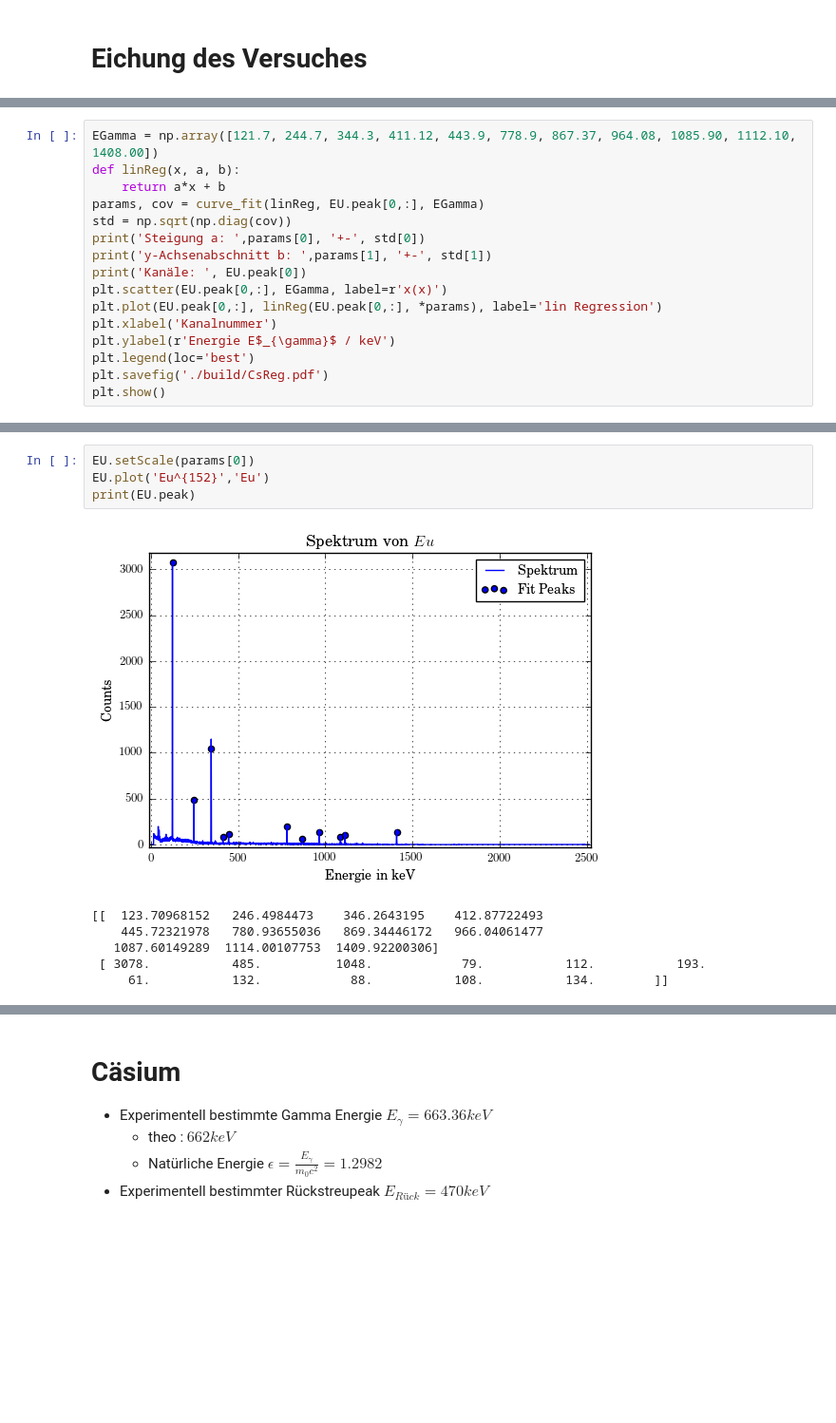
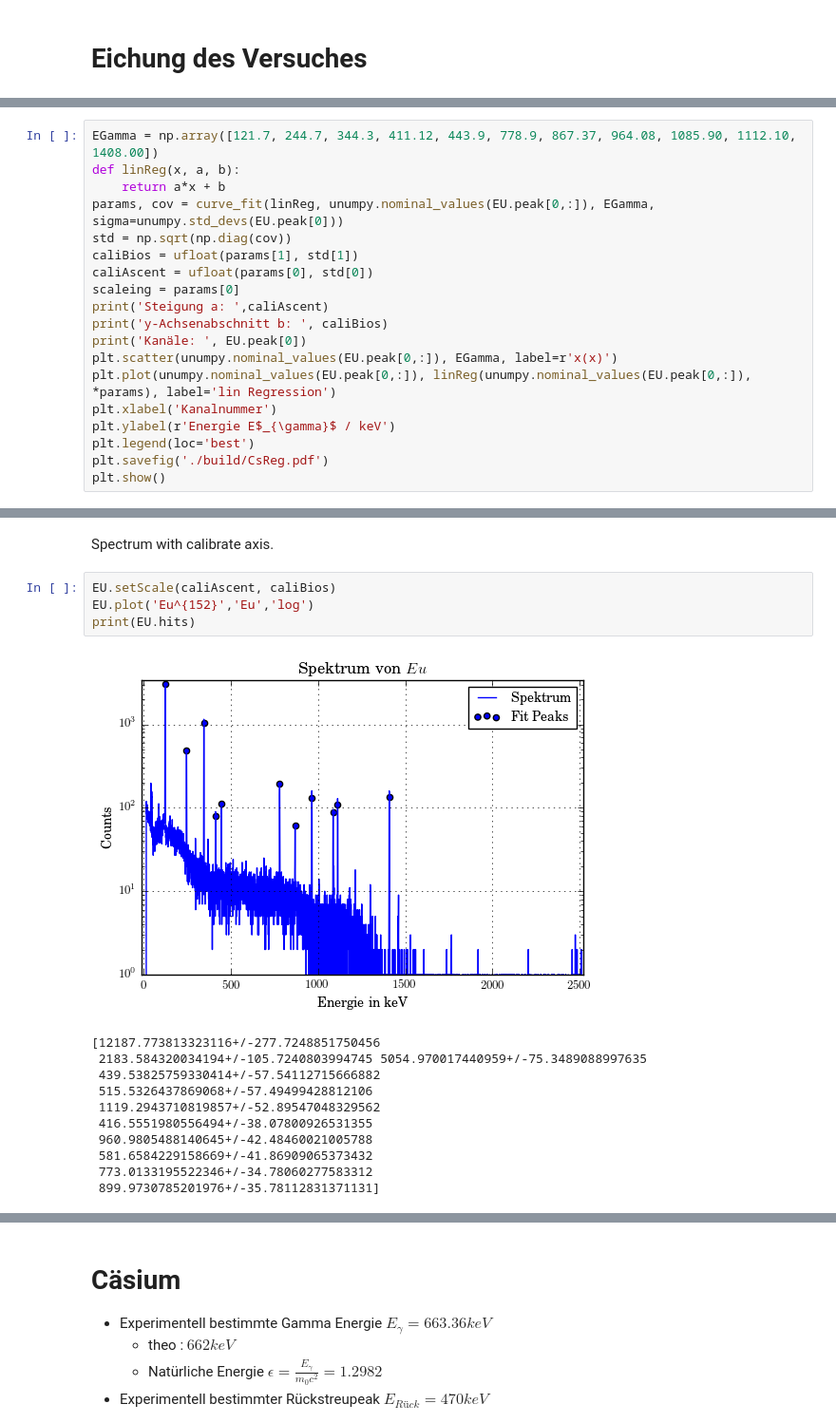
Before and after one commit to MaxSac/FP-Praktikum, a Jupyter notebook: 03-09.01.2017/calculation.ipynb, the cells around one changed output, grey strips where cells are left out. Shown at 95% size. Cells and saved outputs as stored; diff of their text form; blank space fills up the shorter version.

```diff
--- a/03-09.01.2017/calculation.ipynb
+++ b/03-09.01.2017/calculation.ipynb
@@ -147,13 +186,16 @@ EU.plot('Eu','Eu^{152}')
 EGamma = np.array([121.7, 244.7, 344.3, 411.12, 443.9, 778.9, 867.37, 964.08, 1085.90, 1112.10, 1408.00])
 def linReg(x, a, b):
     return a*x + b
-params, cov = curve_fit(linReg, EU.peak[0,:], EGamma)
+params, cov = curve_fit(linReg, unumpy.nominal_values(EU.peak[0,:]), EGamma, sigma=unumpy.std_devs(EU.peak[0]))
 std = np.sqrt(np.diag(cov))
-print('Steigung a: ',params[0], '+-', std[0])
-print('y-Achsenabschnitt b: ',params[1], '+-', std[1])
+caliBios = ufloat(params[1], std[1])
+caliAscent = ufloat(params[0], std[0])
+scaleing = params[0]
+print('Steigung a: ',caliAscent)
+print('y-Achsenabschnitt b: ', caliBios)
 print('Kanäle: ', EU.peak[0])
-plt.scatter(EU.peak[0,:], EGamma, label=r'x(x)')
-plt.plot(EU.peak[0,:], linReg(EU.peak[0,:], *params), label='lin Regression')
+plt.scatter(unumpy.nominal_values(EU.peak[0,:]), EGamma, label=r'x(x)')
+plt.plot(unumpy.nominal_values(EU.peak[0,:]), linReg(unumpy.nominal_values(EU.peak[0,:]), *params), label='lin Regression')
 plt.xlabel('Kanalnummer')
 plt.ylabel(r'Energie E$_{\gamma}$ / keV')
 plt.legend(loc='best')
@@ -167,12 +213,19 @@ Kanäle:  [  403.   803.  1128.  1345.  1452.  2544.  2832.  3147.  3543.  3629.
 [figure]
+# %% [markdown]
+Spectrum with calibrate axis.
 # %%
-EU.setScale(params[0])
-EU.plot('Eu^{152}','Eu')
-print(EU.peak)
+EU.setScale(caliAscent, caliBios)
+EU.plot('Eu^{152}','Eu','log')
+print(EU.hits)
 # %% [output]
-[figure, old version]
+[figure, new version]
-[[  123.70968152   246.4984473    346.2643195    412.87722493
-    445.72321978   780.93655036   869.34446172   966.04061477
-   1087.60149289  1114.00107753  1409.92200306]
- [ 3078.           485.          1048.            79.           112.           193.
-     61.           132.            88.           108.           134.        ]]
+[12187.773813323116+/-277.7248851750456
+ 2183.584320034194+/-105.7240803994745 5054.970017440959+/-75.3489088997635
+ 439.53825759330414+/-57.54112715666882
+ 515.5326437869068+/-57.49499428812106
+ 1119.2943710819857+/-52.89547048329562
+ 416.5551980556494+/-38.07800926531355
+ 960.9805488140645+/-42.48460021005788
+ 581.6584229158669+/-41.86909065373432
+ 773.0133195522346+/-34.78060277583312
+ 899.9730785201976+/-35.78112831371131]
```
Also changed, not shown: parts of 16 cells of this notebook, 12 other files.
